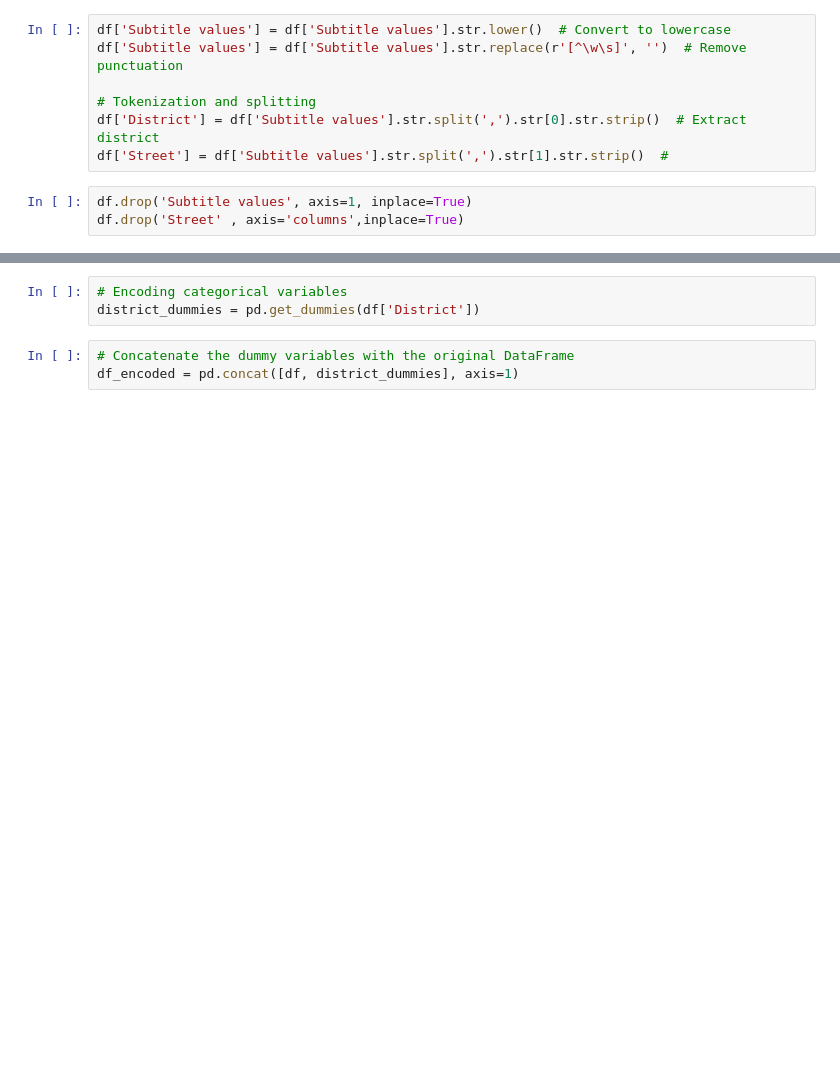
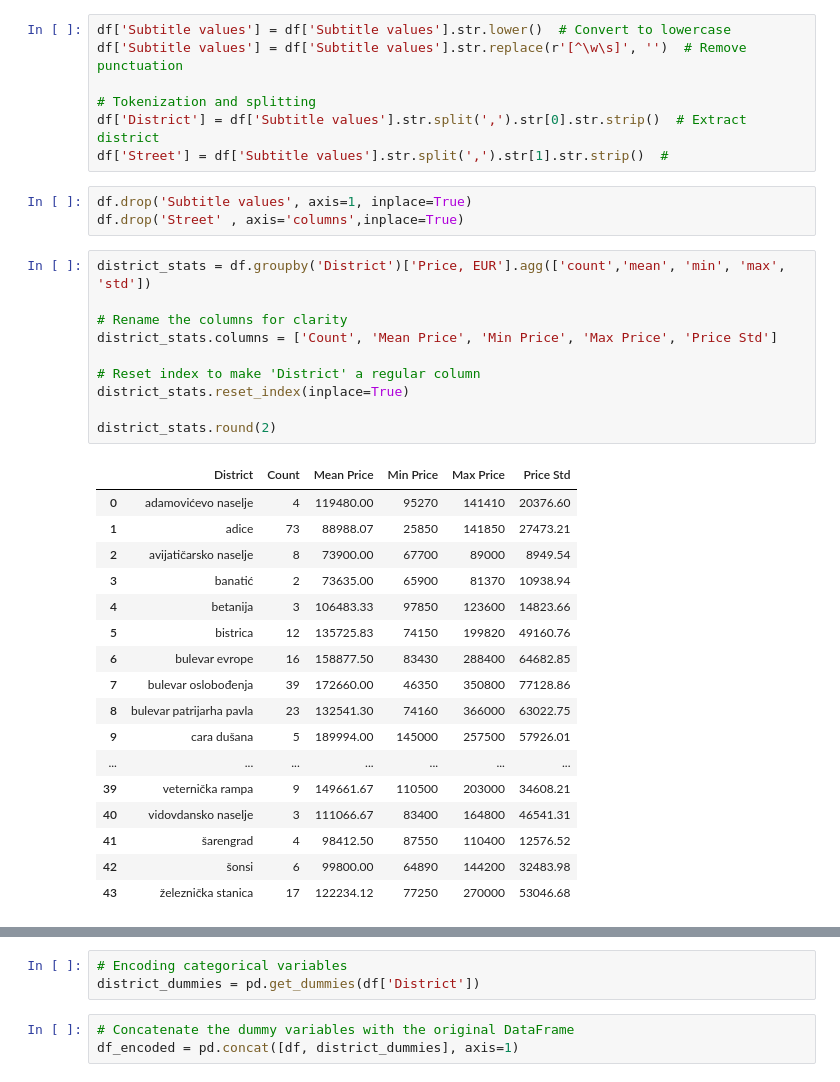
Before and after one commit to ValeriiLindenPy/SerbiaEstateEvaluation, a Jupyter notebook: SerbiaNoviDadEstateEvaluation.ipynb, the cells around one changed output, grey strips where cells are left out. Cells and saved outputs as stored; diff of their text form; blank space fills up the shorter version.

```diff
--- a/SerbiaNoviDadEstateEvaluation.ipynb
+++ b/SerbiaNoviDadEstateEvaluation.ipynb
@@ -115,3 +115,31 @@ df['Street'] = df['Subtitle values'].str.split(',').str[1].str.strip()  #
 # %%
 df.drop('Subtitle values', axis=1, inplace=True)
 df.drop('Street' , axis='columns',inplace=True)
+# %%
+district_stats = df.groupby('District')['Price, EUR'].agg(['count','mean', 'min', 'max', 'std'])
+
+# Rename the columns for clarity
+district_stats.columns = ['Count', 'Mean Price', 'Min Price', 'Max Price', 'Price Std']
+
+# Reset index to make 'District' a regular column
+district_stats.reset_index(inplace=True)
+
+district_stats.round(2)
+# %% [output]
+|  | District | Count | Mean Price | Min Price | Max Price | Price Std |
+| 0 | adamovićevo naselje | 4 | 119480.00 | 95270 | 141410 | 20376.60 |
+| 1 | adice | 73 | 88988.07 | 25850 | 141850 | 27473.21 |
+| 2 | avijatičarsko naselje | 8 | 73900.00 | 67700 | 89000 | 8949.54 |
+| 3 | banatić | 2 | 73635.00 | 65900 | 81370 | 10938.94 |
+| 4 | betanija | 3 | 106483.33 | 97850 | 123600 | 14823.66 |
+| 5 | bistrica | 12 | 135725.83 | 74150 | 199820 | 49160.76 |
+| 6 | bulevar evrope | 16 | 158877.50 | 83430 | 288400 | 64682.85 |
+| 7 | bulevar oslobođenja | 39 | 172660.00 | 46350 | 350800 | 77128.86 |
+| 8 | bulevar patrijarha pavla | 23 | 132541.30 | 74160 | 366000 | 63022.75 |
+| 9 | cara dušana | 5 | 189994.00 | 145000 | 257500 | 57926.01 |
+| ... | ... | ... | ... | ... | ... | ... |
+| 39 | veternička rampa | 9 | 149661.67 | 110500 | 203000 | 34608.21 |
+| 40 | vidovdansko naselje | 3 | 111066.67 | 83400 | 164800 | 46541.31 |
+| 41 | šarengrad | 4 | 98412.50 | 87550 | 110400 | 12576.52 |
+| 42 | šonsi | 6 | 99800.00 | 64890 | 144200 | 32483.98 |
+| 43 | železnička stanica | 17 | 122234.12 | 77250 | 270000 | 53046.68 |
```
Also changed, not shown: parts of 1 cell of this notebook, 2 other files.
